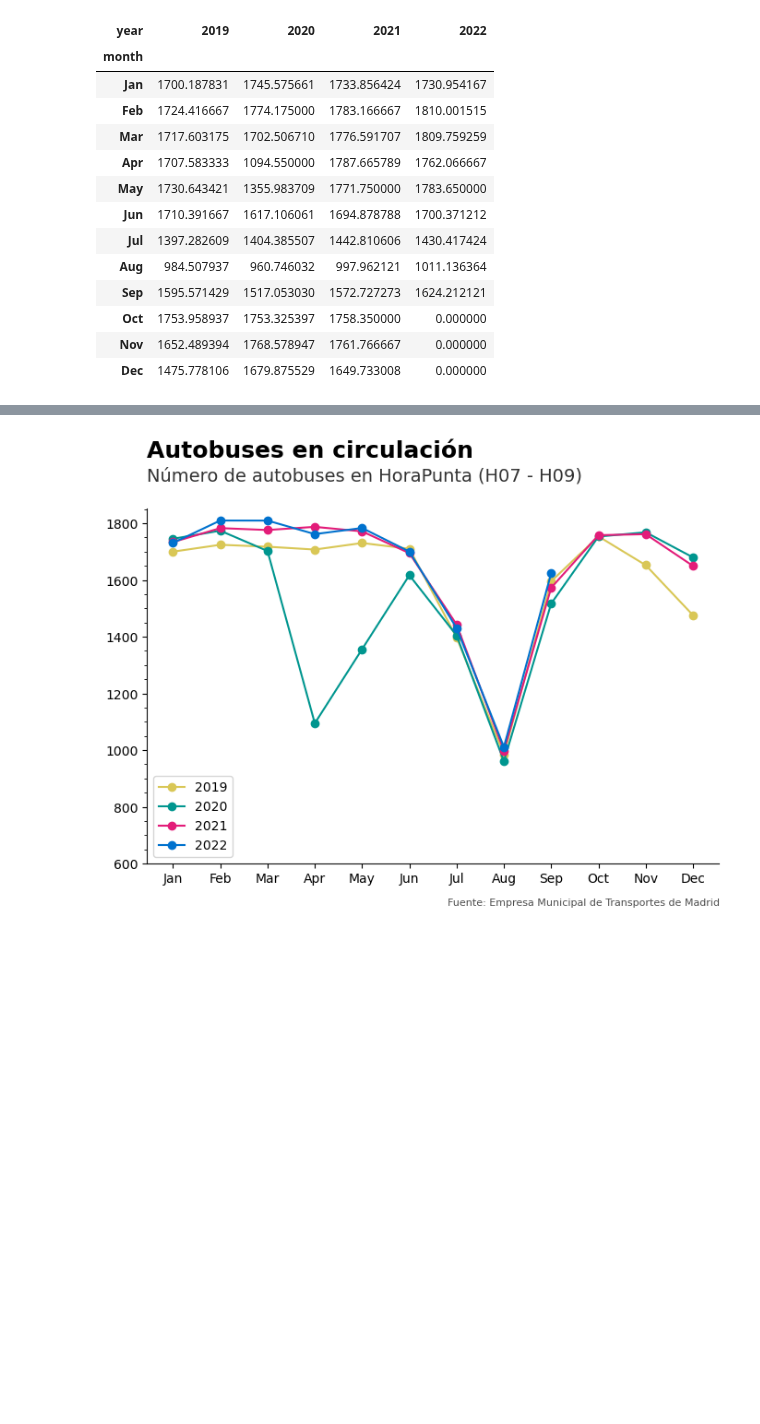
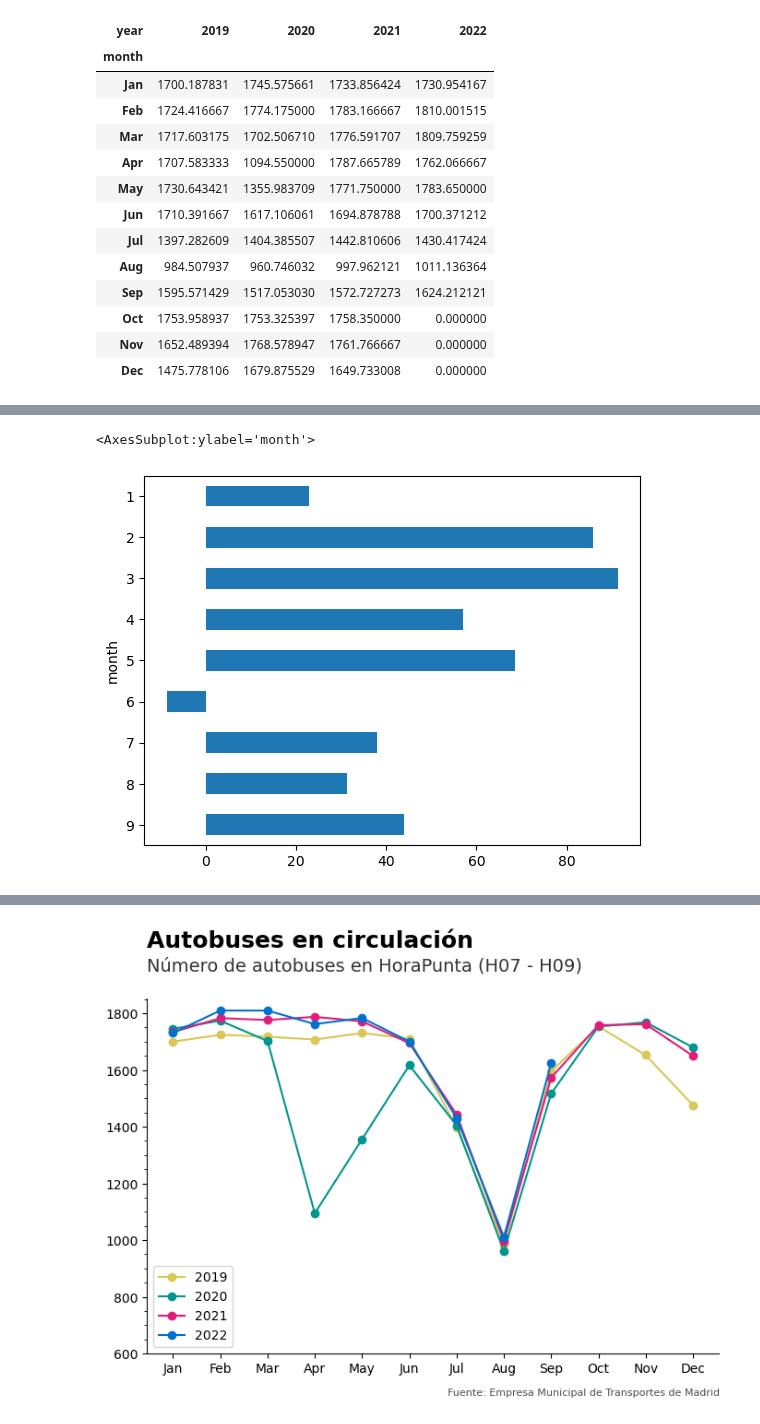
Before and after one commit to nacholopex/emt_madrid, a Jupyter notebook: 01a.graficos_oferta_mes.ipynb, the cells around one changed output, grey strips where cells are left out. Cells and saved outputs as stored; diff of their text form; code cells hidden in the pictures; blank space fills up the shorter version.

```diff
--- a/01a.graficos_oferta_mes.ipynb
+++ b/01a.graficos_oferta_mes.ipynb
@@ -167,4 +167,4 @@ year_horapunta
 | Nov | 1652.489394 | 1768.578947 | 1761.766667 | 0.000000 |
 | Dec | 1475.778106 | 1679.875529 | 1649.733008 | 0.000000 |
 # %%
-tmp = oferta_ymf.loc[:,['IdFranja','month','year','MediaCoches_1dia_laborable']].drop_duplicates().set_index(['IdFranja','month','year'])['MediaCoches_1dia_laborable'].unstack().reset_index().copy()
+tmp = oferta_ymf.loc[:,['IdFranja','month','year','MediaCoches_1dia_laborable']].drop_duplicates().set_index(['IdFranja','month','year'])['MediaCoches_1dia_laborable'].unstack().copy()
@@ -186,0 +188,5 @@ tmp.loc[tmp['IdFranja']=='H08']
+# %%
+(tmp.loc['H15',2022].sort_index(ascending=False) - tmp.loc['H15',2019].sort_index(ascending=False)).dropna().plot(kind='barh')
+# %% [output]
+<AxesSubplot:ylabel='month'>
+[figure, added]
```
Also changed, not shown: parts of 9 cells of this notebook.
